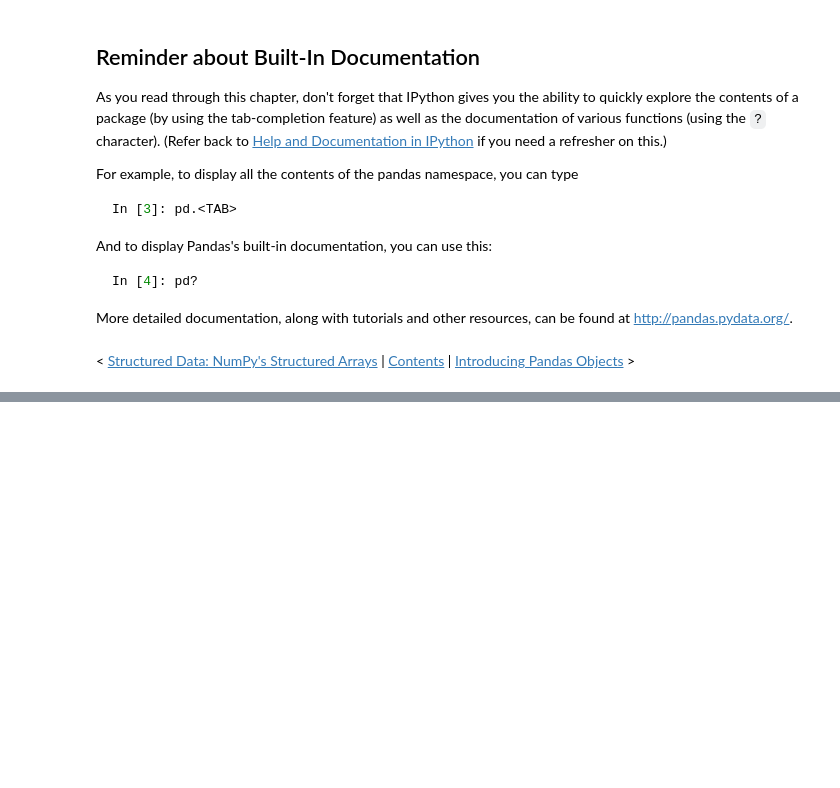
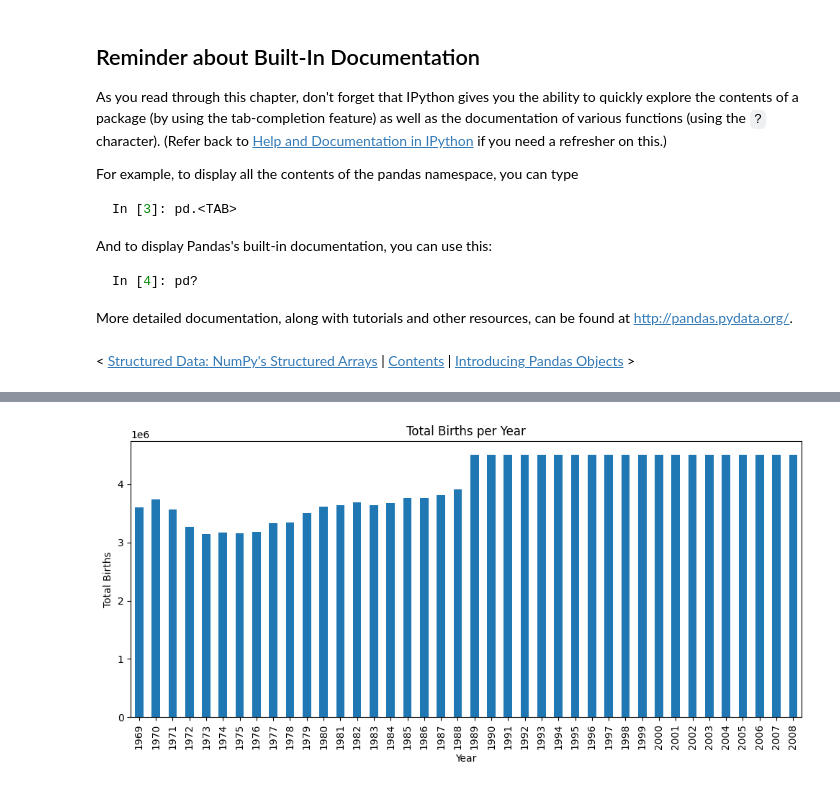
Before and after one commit to kimyuchan-1/workspace_data_science, a Jupyter notebook: pydsr-main/notebooks/chap03/03.00-Introduction-to-Pandas.ipynb, the cells around one changed output, grey strips where cells are left out. Drawn from its saved outputs; the diff is of its cells as text; code cells hidden in the pictures; blank space fills up the shorter version.

Commit message:
numpy k-nn pandas series dataframe index machine learning intro

```diff
--- a/pydsr-main/notebooks/chap03/03.00-Introduction-to-Pandas.ipynb
+++ b/pydsr-main/notebooks/chap03/03.00-Introduction-to-Pandas.ipynb
@@ -89,0 +337,10 @@ More detailed documentation, along with tutorials and other resources, can be fo
+# %%
+# ============================
+# 과제 3-2: gender 원-핫 인코딩
+# ============================
+#과제 3-2: 범주형 변수 처리 (One-Hot Encoding)
+# gender 열을 원-핫 인코딩하여 새로운 데이터프레임 생성
+df_encoded = pd.get_dummies(df, columns=['gender'], drop_first=False)
+
+print("=== 원-핫 인코딩 완료: gender → 더미 변수 ===")
+print(df_encoded.head())
@@ -89,0 +370,65 @@ More detailed documentation, along with tutorials and other resources, can be fo
+# %%
+import matplotlib.pyplot as plt
+
+# =======================================
+# 과제 4-1: 날짜 인덱스 활용
+# =======================================
+
+# 1) 2000년 1월 1일 ~ 2000년 12월 31일 데이터 선택
+df_2000 = df.loc['2000-01-01':'2000-12-31']
+print("=== 2000년 한 해 데이터 (2000-01-01 ~ 2000-12-31) ===")
+print(df_2000.head())
+print("행 개수:", len(df_2000))
+
+# 2) 1월에 태어난 데이터만 선택 (모든 연도에서 1월)
+df_january = df[df.index.month == 1]
+
+# 1월 데이터 중 births의 최댓값
+max_births_january = df_january['births'].max()
+print("\n=== 1월 데이터 중 births 최댓값 ===")
+print("1월 births 최댓값:", max_births_january)
+
+
+# =======================================
+# 과제 4-2: 조건 기반 선택 및 집계
+# =======================================
+
+# 3) 'F'(여아)이고 births < 4000 인 행 개수
+#    (df에는 아직 gender 열이 있다고 가정)
+condition = (df['gender'] == 'F') & (df['births'] < 4000)
+f_under_4000_count = df[condition].shape[0]
+
+print("\n=== 'F' & births < 4000 인 행 개수 ===")
+print("개수:", f_under_4000_count)
+
+# 4) year별 births 합계 계산
+yearly_births_sum = df.groupby('year')['births'].sum()
+print("\n=== year별 births 합계 ===")
+print(yearly_births_sum.head())
+
+# 5) year별 births 합계를 막대 그래프로 시각화
+plt.figure(figsize=(10, 5))
+yearly_births_sum.plot(kind='bar')
+plt.title('Total Births per Year')
+plt.xlabel('Year')
+plt.ylabel('Total Births')
+plt.tight_layout()
+plt.show()
+
+
+# =======================================
+# 💡 최종 점검: df와 df_encoded 형태 확인
+# =======================================
+
+print("\n=== 최종 df.head() ===")
+print(df.head())
+
+print("\n=== 최종 df.info() ===")
+print(df.info())
+
+print("\n=== 최종 df_encoded.head() ===")
+print(df_encoded.head())
+
+print("\n=== 최종 df_encoded.info() ===")
+print(df_encoded.info())
+# %% [output]
@@ -89,0 +452 @@ More detailed documentation, along with tutorials and other resources, can be fo
+[figure, added]
```
Also changed, not shown: parts of 14 cells of this notebook, 3 other files.
